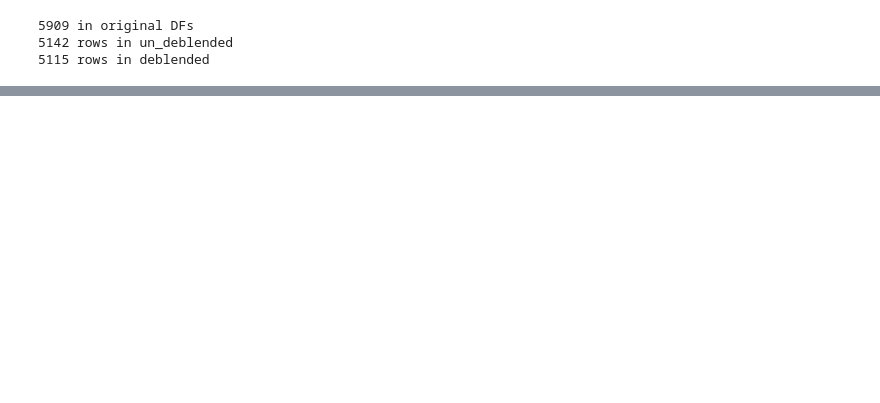
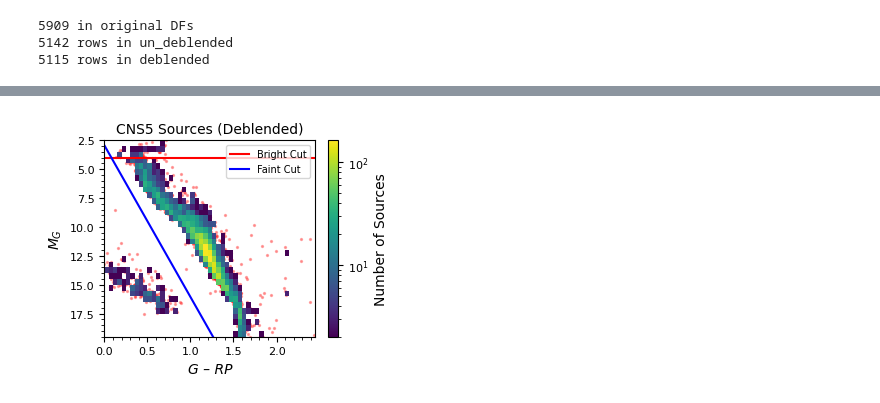
Before and after one commit to soh09/astro-research, a Jupyter notebook: gaia_plotting/histograms.ipynb, the cells around one changed output, grey strips where cells are left out. Drawn from its saved outputs; the diff is of its cells as text; code cells hidden in the pictures; blank space fills up the shorter version.

```diff
--- a/gaia_plotting/histograms.ipynb
+++ b/gaia_plotting/histograms.ipynb
@@ -43,0 +103,44 @@ ax.invert_yaxis()
+# %%
+plt.figure(figsize=(3.4, 3.4*3/4))
+
+plt.scatter(deblended['deblended'], deblended['g_mag'], 2, alpha=0.3, color = 'red')
+
+hist, xedges, yedges, _ = plt.hist2d(
+    deblended['deblended'],
+    deblended['g_mag'],
+    bins = [np.arange(0, 2.5, 0.05), np.arange(2.5, 20.0, 0.5)],
+    # cmap='binary',
+    norm = mpl.colors.LogNorm(),
+    cmin = 2
+)
+
+plt.xlabel('G – RP', fontstyle = 'italic')
+plt.ylabel('$M_G$', fontstyle = 'italic')
+
+plt.title('CNS5 Sources (Deblended)')
+
+ax = plt.gca().axes
+cbar = plt.colorbar()
+
+cbar.set_label('Number of Sources')
+
+# plot the bright cut
+plt.axhline(y = 4, color = 'r', linestyle = '-', label = 'Bright Cut')
+
+# plot the color cut
+so_slope = (21 - 10.5) / (1.4 - 0.6)
+so_intercept = 9.5 - so_slope * 0.5
+
+x_vals = [0, 1.5]
+y_vals = [so_slope * x + so_intercept for x in x_vals]
+ax.plot(x_vals, y_vals, color = 'blue', label = 'Faint Cut')
+
+ax.invert_yaxis()
+
+plt.minorticks_on()
+plt.legend()
+
+plt.savefig('hist_deblended.pdf', bbox_inches='tight')
+plt.show()
+# %% [output]
+[figure, added]
```
Also changed, not shown: parts of 8 cells of this notebook, 5 other files.
